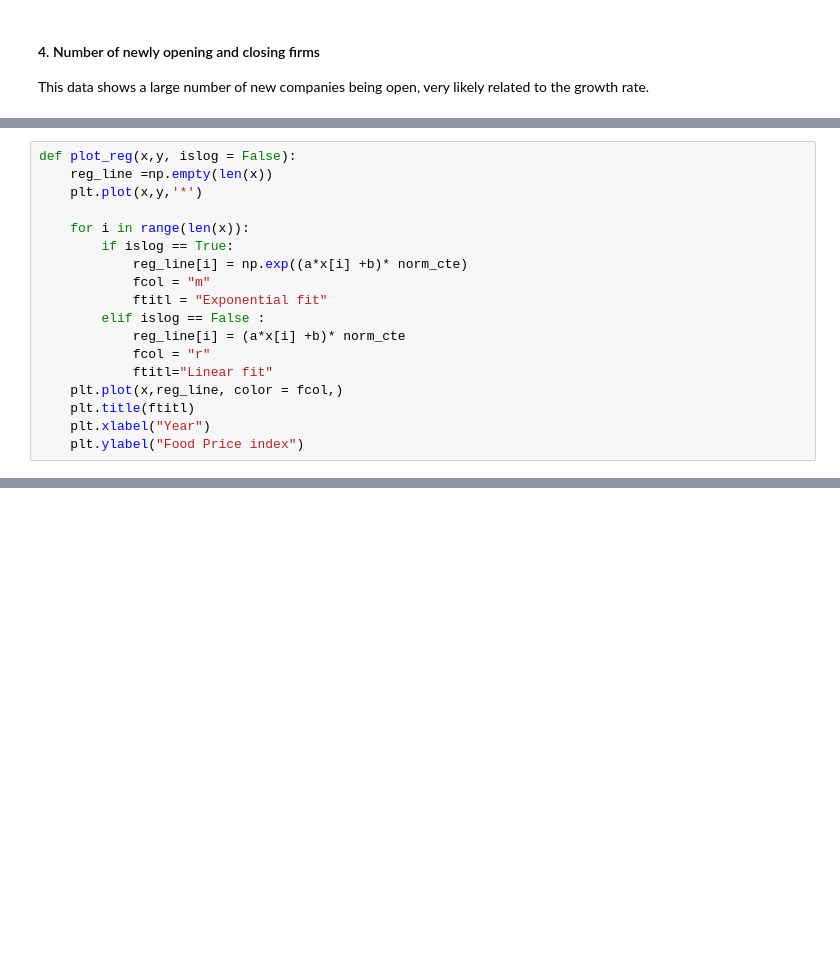
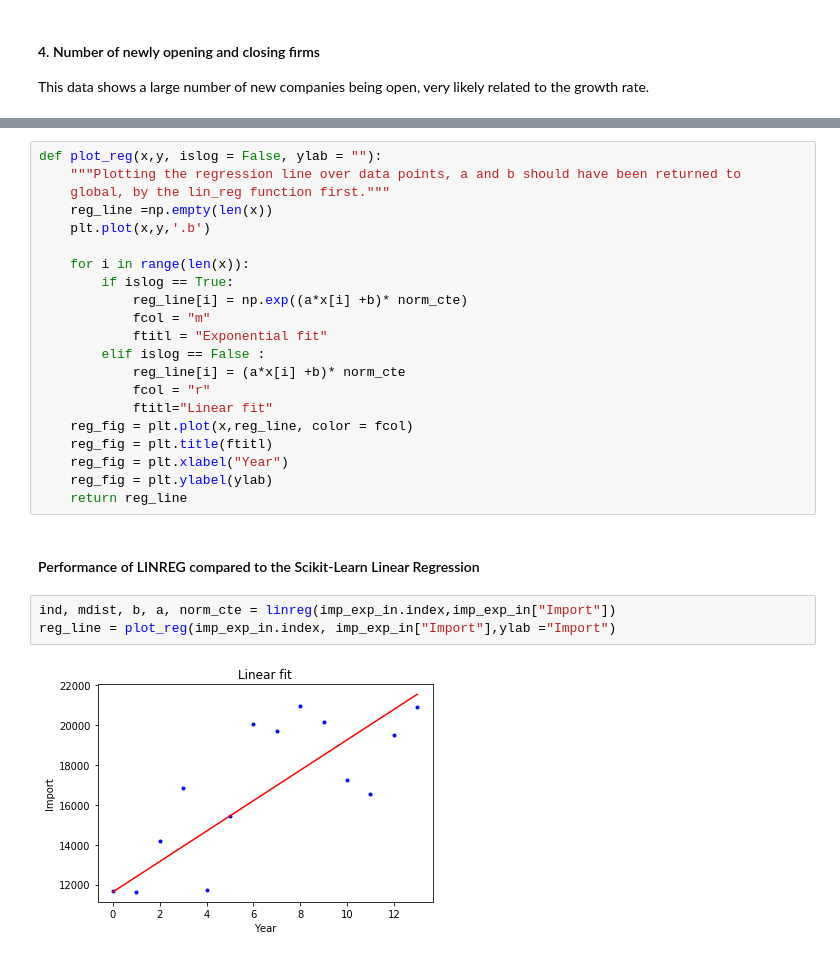
Before and after one commit to datsc/Central_Bank_Data, a Jupyter notebook: TCMB Analysis.ipynb, the cells around one changed output, grey strips where cells are left out. Drawn from its saved outputs; the diff is of its cells as text; blank space fills up the shorter version.

Commit message:
Version with first models

```diff
--- a/TCMB Analysis.ipynb
+++ b/TCMB Analysis.ipynb
@@ -349,18 +382,0 @@ ind, mdist, b, a, norm_cte = linreg(imp_exp_in.index,imp_exp_in["Import"])
-# %%
-def plot_reg(x,y, islog = False):
-    reg_line =np.empty(len(x))
-    plt.plot(x,y,'*')
-
-    for i in range(len(x)):
-        if islog == True:
-            reg_line[i] = np.exp((a*x[i] +b)* norm_cte)
-            fcol = "m"
-            ftitl = "Exponential fit"
-        elif islog == False :
-            reg_line[i] = (a*x[i] +b)* norm_cte
-            fcol = "r"
-            ftitl="Linear fit"
-    plt.plot(x,reg_line, color = fcol,)
-    plt.title(ftitl)
-    plt.xlabel("Year")
-    plt.ylabel("Food Price index")
@@ -404,0 +431,28 @@ plot_pathways(emp_data, [""])
+# %%
+def plot_reg(x,y, islog = False, ylab = ""):
+    """Plotting the regression line over data points, a and b should have been returned to
+    global, by the lin_reg function first."""
+    reg_line =np.empty(len(x))
+    plt.plot(x,y,'.b')
+
+    for i in range(len(x)):
+        if islog == True:
+            reg_line[i] = np.exp((a*x[i] +b)* norm_cte)
+            fcol = "m"
+            ftitl = "Exponential fit"
+        elif islog == False :
+            reg_line[i] = (a*x[i] +b)* norm_cte
+            fcol = "r"
+            ftitl="Linear fit"
+    reg_fig = plt.plot(x,reg_line, color = fcol)
+    reg_fig = plt.title(ftitl)
+    reg_fig = plt.xlabel("Year")
+    reg_fig = plt.ylabel(ylab)
+    return reg_line
+# %% [markdown]
+#### Performance of LINREG compared to the Scikit-Learn Linear Regression
+# %%
+ind, mdist, b, a, norm_cte = linreg(imp_exp_in.index,imp_exp_in["Import"])
+reg_line = plot_reg(imp_exp_in.index, imp_exp_in["Import"],ylab ="Import")
+# %% [output]
+[figure, added]
```
Also changed, not shown: parts of 65 cells of this notebook.
